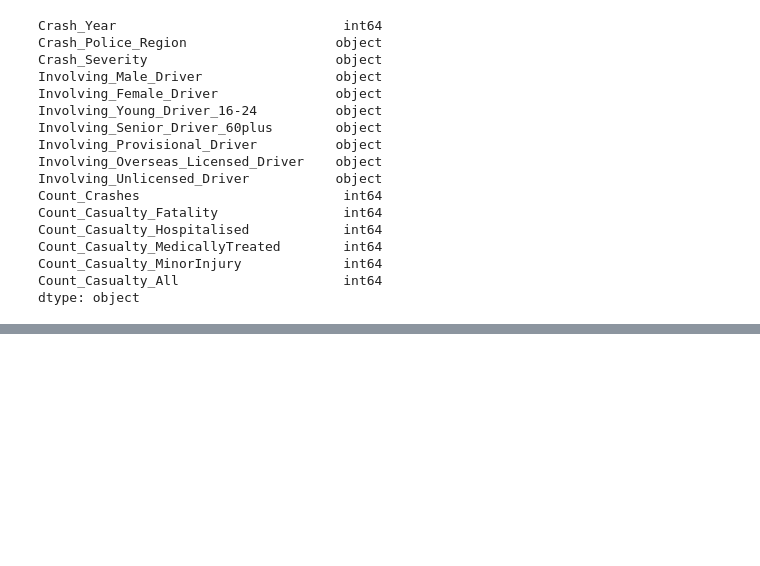
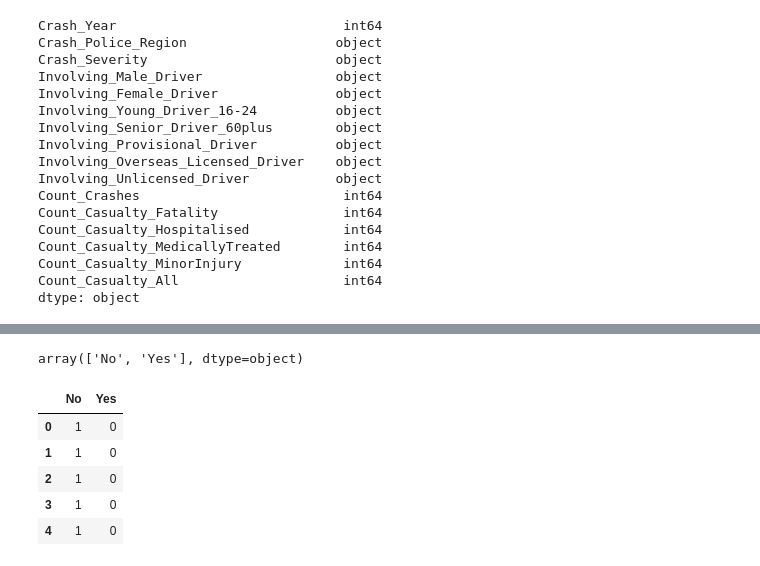
Before and after one commit to AmmaraRazzaq/DataAnalysis_with_Python, a Jupyter notebook: DataAnalysiswithPython.ipynb, the cells around one changed output, grey strips where cells are left out. Saved outputs shown, nothing was run; the diff lists cells and outputs as text; code cells hidden in the pictures; blank space fills up the shorter version.

```diff
--- a/DataAnalysiswithPython.ipynb
+++ b/DataAnalysiswithPython.ipynb
@@ -132,0 +222,14 @@ dtype: object
+# %%
+df['Involving_Male_Driver'].unique()
+# %% [output]
+array(['No', 'Yes'], dtype=object)
+# %%
+dummy_var1 = pd.get_dummies(df['Involving_Male_Driver'])
+dummy_var1.head()
+# %% [output]
+|  | No | Yes |
+| 0 | 1 | 0 |
+| 1 | 1 | 0 |
+| 2 | 1 | 0 |
+| 3 | 1 | 0 |
+| 4 | 1 | 0 |
```
Also changed, not shown: parts of 21 cells of this notebook.
